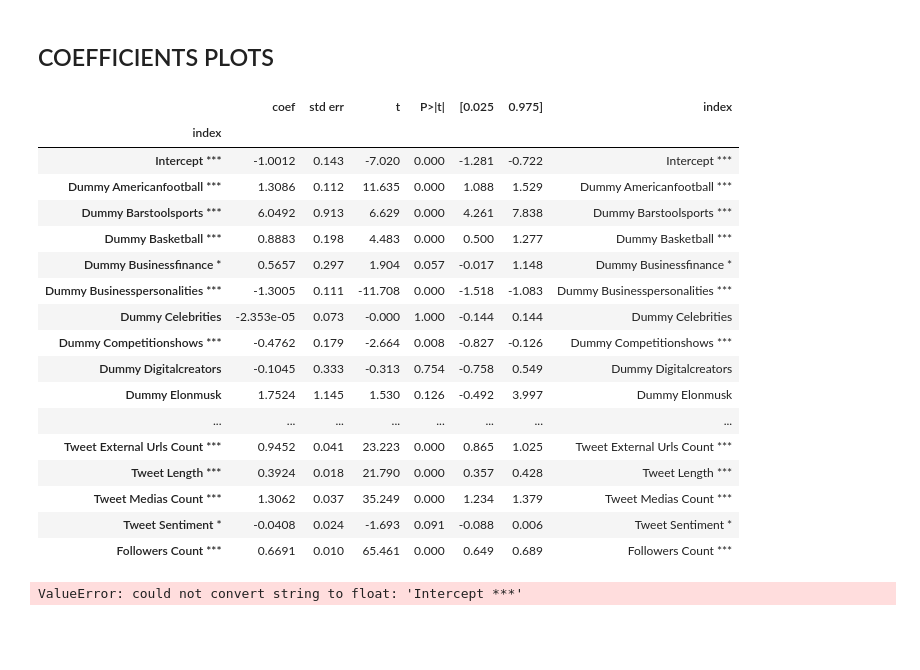
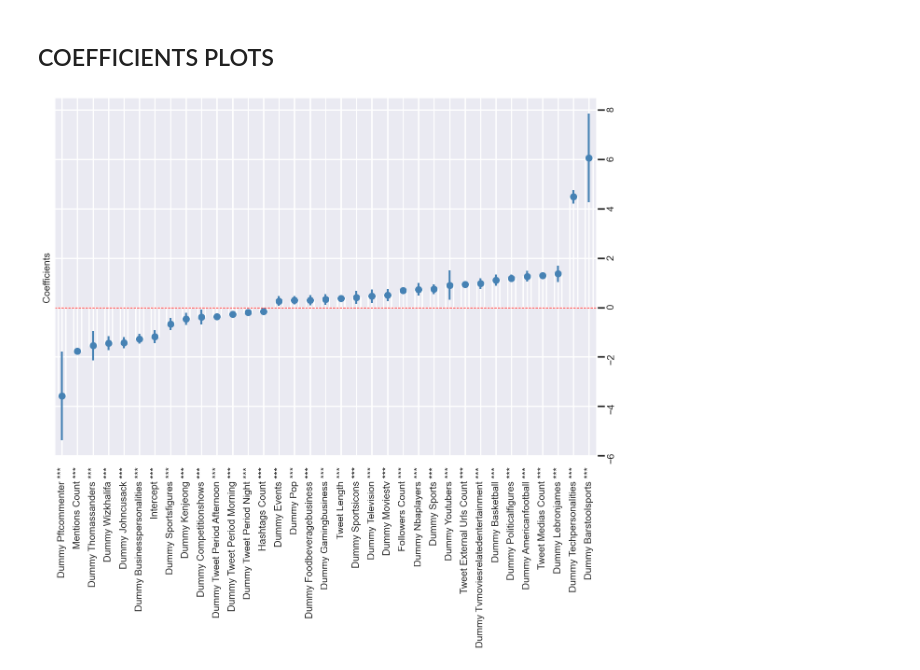
Before and after one commit to abiola123/TwitterAnalysis, a Jupyter notebook: notebooks/06_regression.ipynb, the cells around one changed output. Drawn from its saved outputs; the diff is of its cells as text; code cells hidden in the pictures; blank space fills up the shorter version.

```diff
--- a/notebooks/06_regression.ipynb
+++ b/notebooks/06_regression.ipynb
@@ -227,12 +227,11 @@ def coefplot(results):
     coef_df=coef_df.drop(0)
 
     # Rename column 0 and append * ** or *** for significance levels
-    coef_df["index"] = coef_df.apply(lambda x: assign_stars(x), axis=1)
-    coef_df = coef_df.drop(coef_df.columns[0], axis=1)
+    # coef_df["index"] = coef_df.apply(lambda x: assign_stars(x), axis=1)
 
     # Set index to variable names
-    coef_df = coef_df.set_index(coef_df["index"])
-    display(coef_df)
+    coef_df = coef_df.set_index(coef_df.apply(lambda x: assign_stars(x), axis=1))
+    coef_df = coef_df.drop(coef_df.columns[0], axis=1)
 
     # Change datatype from object to float
     coef_df = coef_df.astype(float)
@@ -272,24 +271,6 @@ def coefplot(results):
 
     return plt.show()
 # %%
-coefplot(res_reg[2])
+coefplot(res_reg[3])
 # %% [output]
-|  | coef | std err | t | P>|t| | [0.025 | 0.975] | index |
-| index |  |  |  |  |  |  |  |
-| Intercept *** | -1.0012 | 0.143 | -7.020 | 0.000 | -1.281 | -0.722 | Intercept *** |
-| Dummy Americanfootball *** | 1.3086 | 0.112 | 11.635 | 0.000 | 1.088 | 1.529 | Dummy Americanfootball *** |
-| Dummy Barstoolsports *** | 6.0492 | 0.913 | 6.629 | 0.000 | 4.261 | 7.838 | Dummy Barstoolsports *** |
-| Dummy Basketball *** | 0.8883 | 0.198 | 4.483 | 0.000 | 0.500 | 1.277 | Dummy Basketball *** |
-| Dummy Businessfinance * | 0.5657 | 0.297 | 1.904 | 0.057 | -0.017 | 1.148 | Dummy Businessfinance * |
-| Dummy Businesspersonalities *** | -1.3005 | 0.111 | -11.708 | 0.000 | -1.518 | -1.083 | Dummy Businesspersonalities *** |
-| Dummy Celebrities | -2.353e-05 | 0.073 | -0.000 | 1.000 | -0.144 | 0.144 | Dummy Celebrities |
-| Dummy Competitionshows *** | -0.4762 | 0.179 | -2.664 | 0.008 | -0.827 | -0.126 | Dummy Competitionshows *** |
-| Dummy Digitalcreators | -0.1045 | 0.333 | -0.313 | 0.754 | -0.758 | 0.549 | Dummy Digitalcreators |
-| Dummy Elonmusk | 1.7524 | 1.145 | 1.530 | 0.126 | -0.492 | 3.997 | Dummy Elonmusk |
-| ... | ... | ... | ... | ... | ... | ... | ... |
-| Tweet External Urls Count *** | 0.9452 | 0.041 | 23.223 | 0.000 | 0.865 | 1.025 | Tweet External Urls Count *** |
-| Tweet Length *** | 0.3924 | 0.018 | 21.790 | 0.000 | 0.357 | 0.428 | Tweet Length *** |
-| Tweet Medias Count *** | 1.3062 | 0.037 | 35.249 | 0.000 | 1.234 | 1.379 | Tweet Medias Count *** |
-| Tweet Sentiment * | -0.0408 | 0.024 | -1.693 | 0.091 | -0.088 | 0.006 | Tweet Sentiment * |
-| Followers Count *** | 0.6691 | 0.010 | 65.461 | 0.000 | 0.649 | 0.689 | Followers Count *** |
-ValueError: could not convert string to float: 'Intercept ***'
+[figure, added]
```
